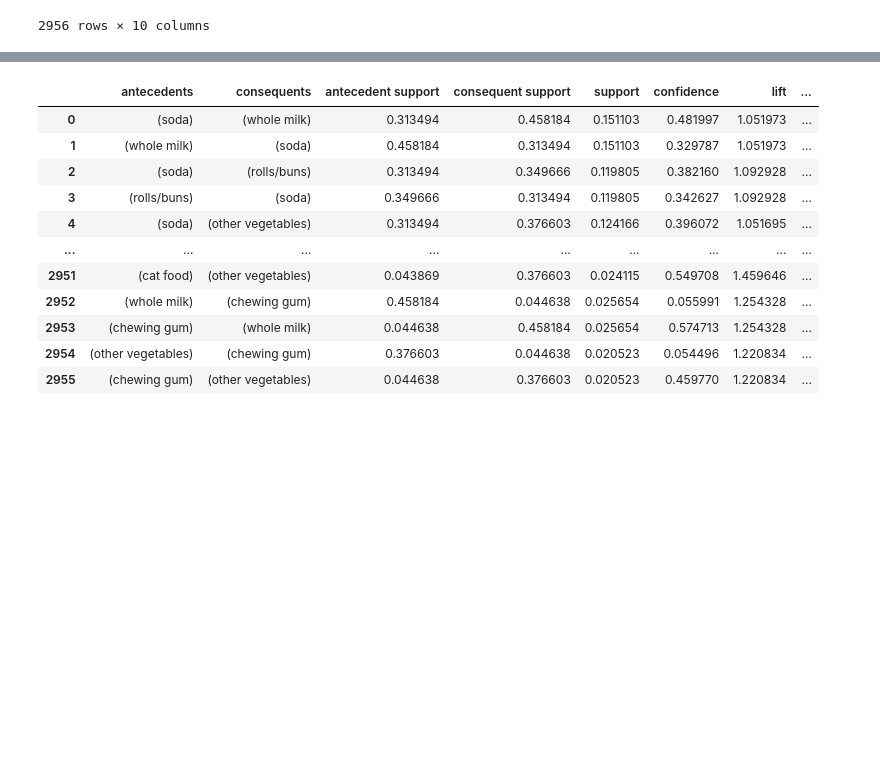
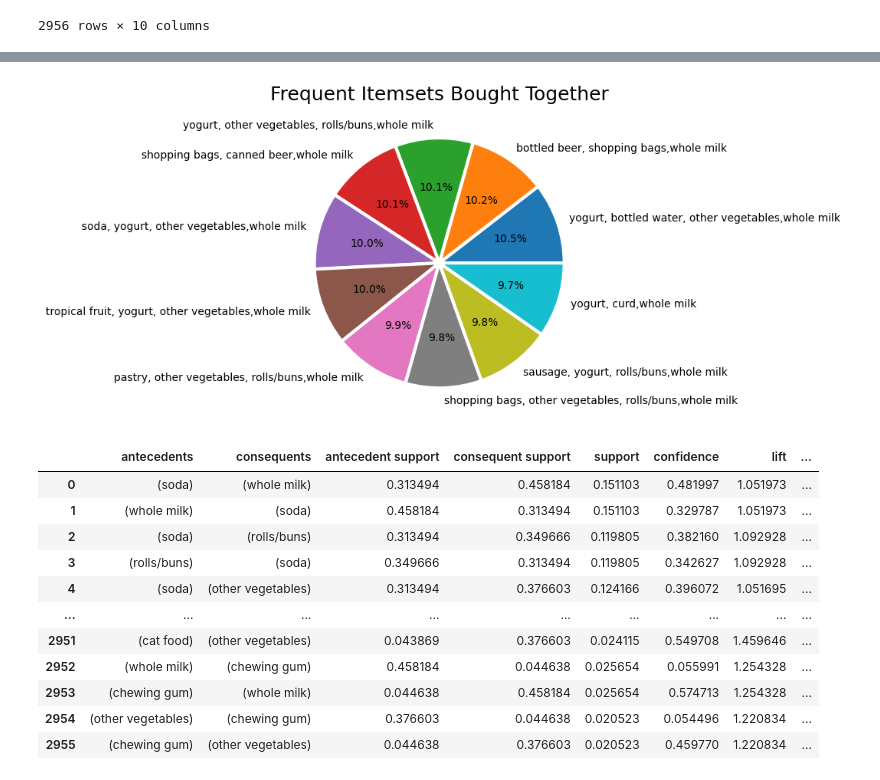
Before and after one commit to AnushkaMazumdar2/Machine_Learning, a Jupyter notebook: 2348505_Lab4.ipynb, the cells around one changed output, grey strips where cells are left out. Cells and saved outputs as stored; diff of their text form; code cells hidden in the pictures; blank space fills up the shorter version.

```diff
--- a/2348505_Lab4.ipynb
+++ b/2348505_Lab4.ipynb
@@ -107,3 +121,11 @@ rulesap
 | 2954 | (yogurt) | (soda, whole milk, rolls/buns) | 0.282966 | 0.065162 | 0.024628 | 0.087035 | 1.335684 | ... |
 | 2955 | (rolls/buns) | (soda, whole milk, yogurt) | 0.349666 | 0.054387 | 0.024628 | 0.070433 | 1.295035 | ... |
 2956 rows × 10 columns
+# %%
+rulesap['antecedents'] = rulesap['antecedents'].apply(lambda x: ', '.join(list(x))).astype("unicode")
+rulesap['consequents'] = rulesap['consequents'].apply(lambda x: ', '.join(list(x))).astype("unicode")
+# %%
+#Computing the best choices
+best_choice = rulesap.sort_values(by=['confidence', 'lift'], ascending=[False, False])
+print('Best choice to buy items together')
+print(best_choice[['antecedents', 'consequents', 'confidence','lift']])
@@ -110,3 +150,18 @@ rulesap
+# %%
+itemsetap = []
+a = best_choice['antecedents'].astype('string')
+b = best_choice['consequents'].astype('string')
+itemsetap = a + "," + b
+# %%
+best_choice['itemsets'] = itemsetap
+# %%
+fig, ax = plt.subplots(figsize=(10,10))
+ax.pie(best_choice['confidence'].head(10),labels=best_choice['itemsets'].head(10), autopct= '%.1f%%',wedgeprops = {'linewidth':3.0,'edgecolor':'white'})
+ax.set_title("Frequent Itemsets Bought Together",fontsize = 18)
+plt.tight_layout()
+plt.show()
+# %% [output]
+[figure, added]
 # %%
 def fpgrowthrun():
   stime = time.time()
```
Also changed, not shown: parts of 19 cells of this notebook.
